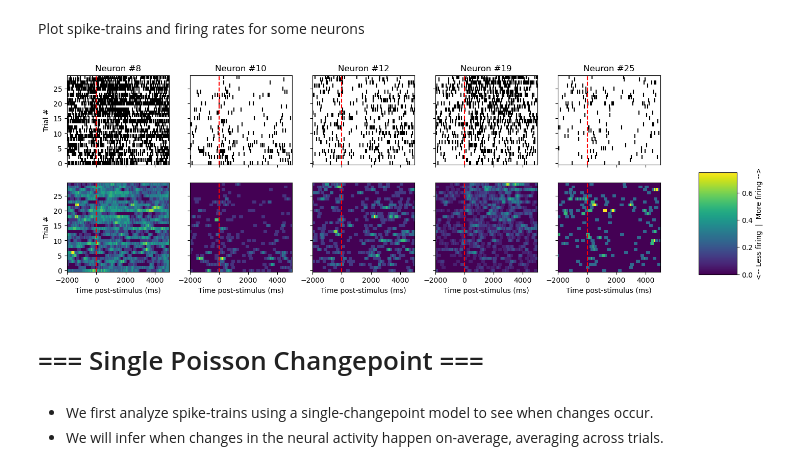
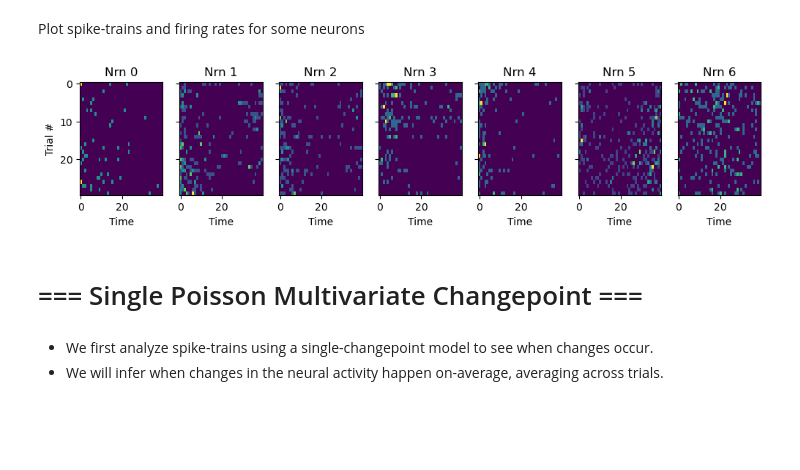
Before and after one commit to abuzarmahmood/pymcon_bayesian_changepoint, a Jupyter notebook: Bayesian_Changepoint_Zoo_neural_data.ipynb, the cells around one changed output. Drawn from its saved outputs; the diff is of its cells as text; code cells hidden in the pictures; blank space fills up the shorter version.

```diff
--- a/Bayesian_Changepoint_Zoo_neural_data.ipynb
+++ b/Bayesian_Changepoint_Zoo_neural_data.ipynb
@@ -68,39 +88,23 @@ print(f'{firing_dat.shape} = (Trials, Neurons, Time)')
 #### Visualize data
 # %% [markdown]
 Plot spike-trains and firing rates for some neurons
-# %%
-plot_n = 5
-stim_t = 0
-spike_t_vec = np.arange(-2000, 5000)
-firing_t_vec = np.linspace(spike_t_vec[0], spike_t_vec[-1], firing_dat.shape[-1])
-plot_inds = np.random.choice(np.arange(spike_dat.shape[1]), plot_n, replace=False)
-plot_inds = np.sort(plot_inds)
-fig,ax = plt.subplots(2, plot_n,
-                      sharex=True, sharey=True,
-                     figsize = (15,5))
-
-# Note: Time for spikes and firing is not on same scale
-
-for i in range(plot_n):
-    this_spike = spike_dat[:, plot_inds[i]]
-    this_firing = firing_dat[:, plot_inds[i]]
-    spike_x, spike_y = np.where(this_spike)[::-1]
-    # Convert spike_inds to time relative to stimulus delivery
-    spike_x = spike_t_vec[spike_x]
-    ax[0,i].scatter(spike_x, spike_y, color = 'k', marker = '|')
-    im = ax[1,i].pcolormesh(firing_t_vec, np.arange(len(this_firing)), this_firing)
-    ax[1,i].set_xlabel('Time post-stimulus (ms)');
-    ax[0,i].set_title(f'Neuron #{plot_inds[i]}')
-    ax[0,i].axvline(stim_t, color = 'red', linestyle = '--')
-    ax[1,i].axvline(stim_t, color = 'red', linestyle = '--')
-cax = fig.add_axes([0.95, 0.1, 0.05, 0.4])
-fig.colorbar(im, cax=cax, label = '<-- Less firing  |  More firing -->')
-ax[0,0].set_ylabel('Trial #');
-ax[1,0].set_ylabel('Trial #');
-# %% [output]
-[figure, removed]
+# %%
+img_kwargs = dict(interpolation = 'nearest', aspect = 'auto')
+
+fig,ax = plt.subplots(1,
+                      spike_dat.shape[1],
+                      figsize = (12,2),
+                      sharex=True, sharey=True
+                     );
+for ind, (this_dat, this_ax) in enumerate(zip(np.swapaxes(spike_dat,0,1), ax.flatten())):
+    this_ax.imshow(this_dat, **img_kwargs)
+    this_ax.set_title(f'Nrn {ind}');
+    this_ax.set_xlabel('Time');
+ax[0].set_ylabel('Trial #');
+# %% [output]
+[figure, added]
 # %% [markdown]
-# === Single Poisson Changepoint ===
+# === Single Poisson Multivariate Changepoint ===
 # %% [markdown]
 - We first analyze spike-trains using a single-changepoint model to see when changes occur.
 - We will infer when changes in the neural activity happen on-average, averaging across trials.
```
Also changed, not shown: parts of 52 cells of this notebook.
